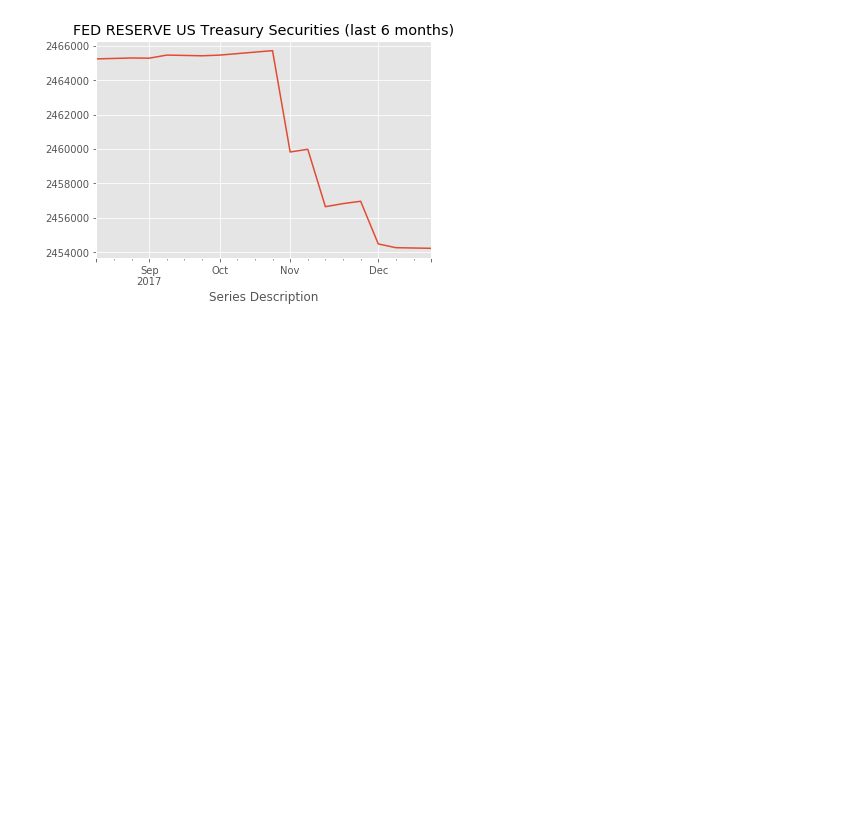
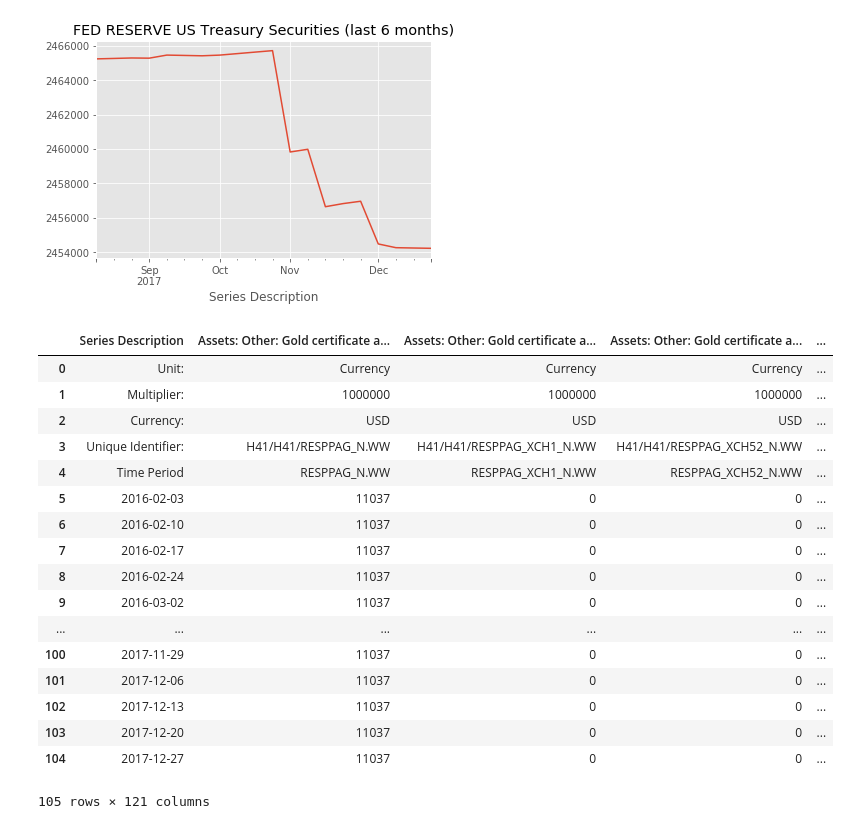
Before and after one commit to mike4802/thefed, a Jupyter notebook: thefed.ipynb, the cells around one changed output. Drawn from its saved outputs; the diff is of its cells as text; code cells hidden in the pictures; blank space fills up the shorter version.

```diff
--- a/thefed.ipynb
+++ b/thefed.ipynb
@@ -9,4 +9,6 @@ import matplotlib.pyplot as plt
 %matplotlib inline
 pd.options.display.max_rows = 200
 matplotlib.style.use('ggplot')
+# %%
+frbh41 ='https://www.federalreserve.gov/datadownload/Output.aspx?rel=H41&series=e6abcc59dd71a2c3427d7862d2df2715&lastobs=100&from=&to=&filetype=csv&label=include&layout=seriescolumn'
 # %%
@@ -30,3 +34,26 @@ fed.ust[80:].astype(int).plot(title='FED RESERVE US Treasury Securities (last 6
 # %% [output]
 <matplotlib.axes._subplots.AxesSubplot at 0x...>
 [figure]
+# %%
+df = pd.read_csv(frbh41)
+# %%
+df
+# %% [output]
+|  | Series Description | Assets: Other: Gold certificate a... | Assets: Other: Gold certificate a... | Assets: Other: Gold certificate a... | ... |
+| 0 | Unit: | Currency | Currency | Currency | ... |
+| 1 | Multiplier: | 1000000 | 1000000 | 1000000 | ... |
+| 2 | Currency: | USD | USD | USD | ... |
+| 3 | Unique Identifier: | H41/H41/RESPPAG_N.WW | H41/H41/RESPPAG_XCH1_N.WW | H41/H41/RESPPAG_XCH52_N.WW | ... |
+| 4 | Time Period | RESPPAG_N.WW | RESPPAG_XCH1_N.WW | RESPPAG_XCH52_N.WW | ... |
+| 5 | 2016-02-03 | 11037 | 0 | 0 | ... |
+| 6 | 2016-02-10 | 11037 | 0 | 0 | ... |
+| 7 | 2016-02-17 | 11037 | 0 | 0 | ... |
+| 8 | 2016-02-24 | 11037 | 0 | 0 | ... |
+| 9 | 2016-03-02 | 11037 | 0 | 0 | ... |
+| ... | ... | ... | ... | ... | ... |
+| 100 | 2017-11-29 | 11037 | 0 | 0 | ... |
+| 101 | 2017-12-06 | 11037 | 0 | 0 | ... |
+| 102 | 2017-12-13 | 11037 | 0 | 0 | ... |
+| 103 | 2017-12-20 | 11037 | 0 | 0 | ... |
+| 104 | 2017-12-27 | 11037 | 0 | 0 | ... |
+105 rows × 121 columns
```
Also changed, not shown: parts of 1 cell of this notebook.
